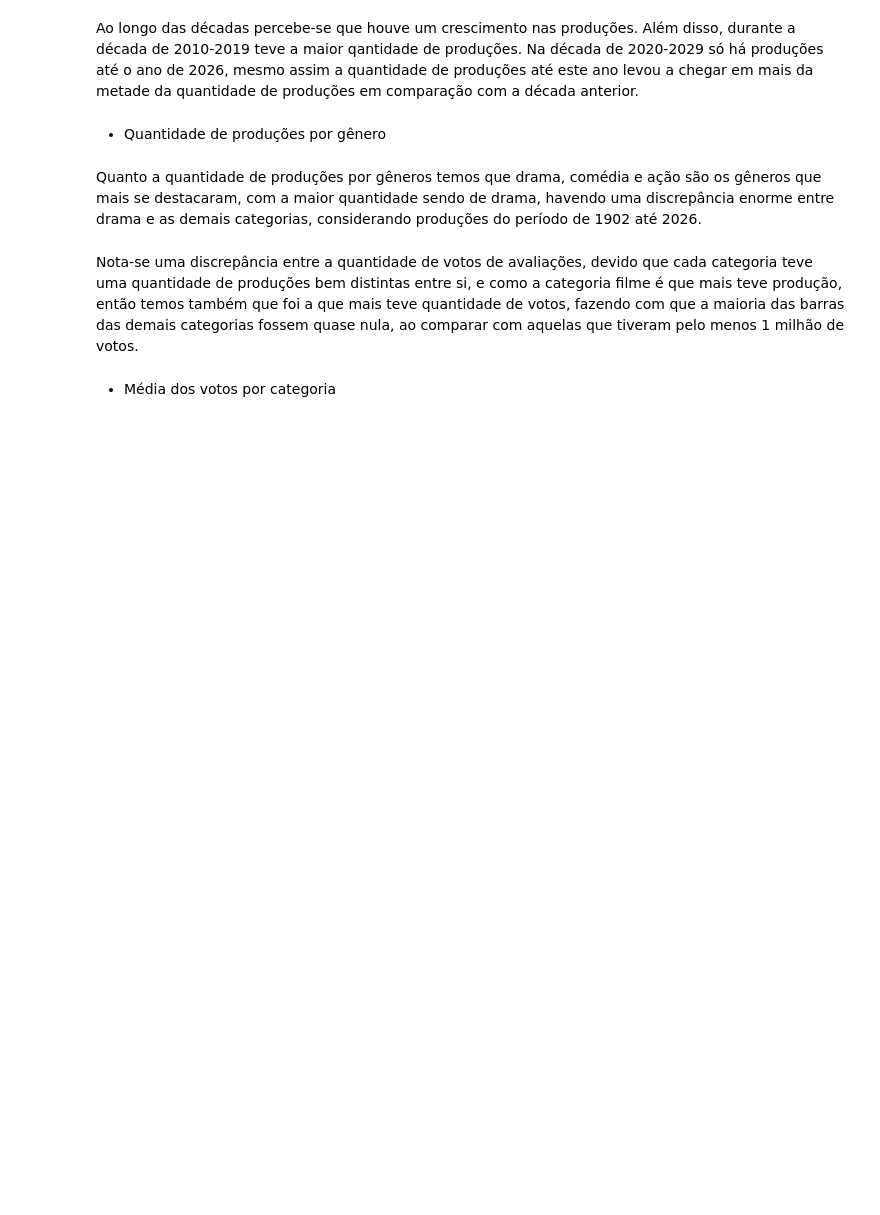
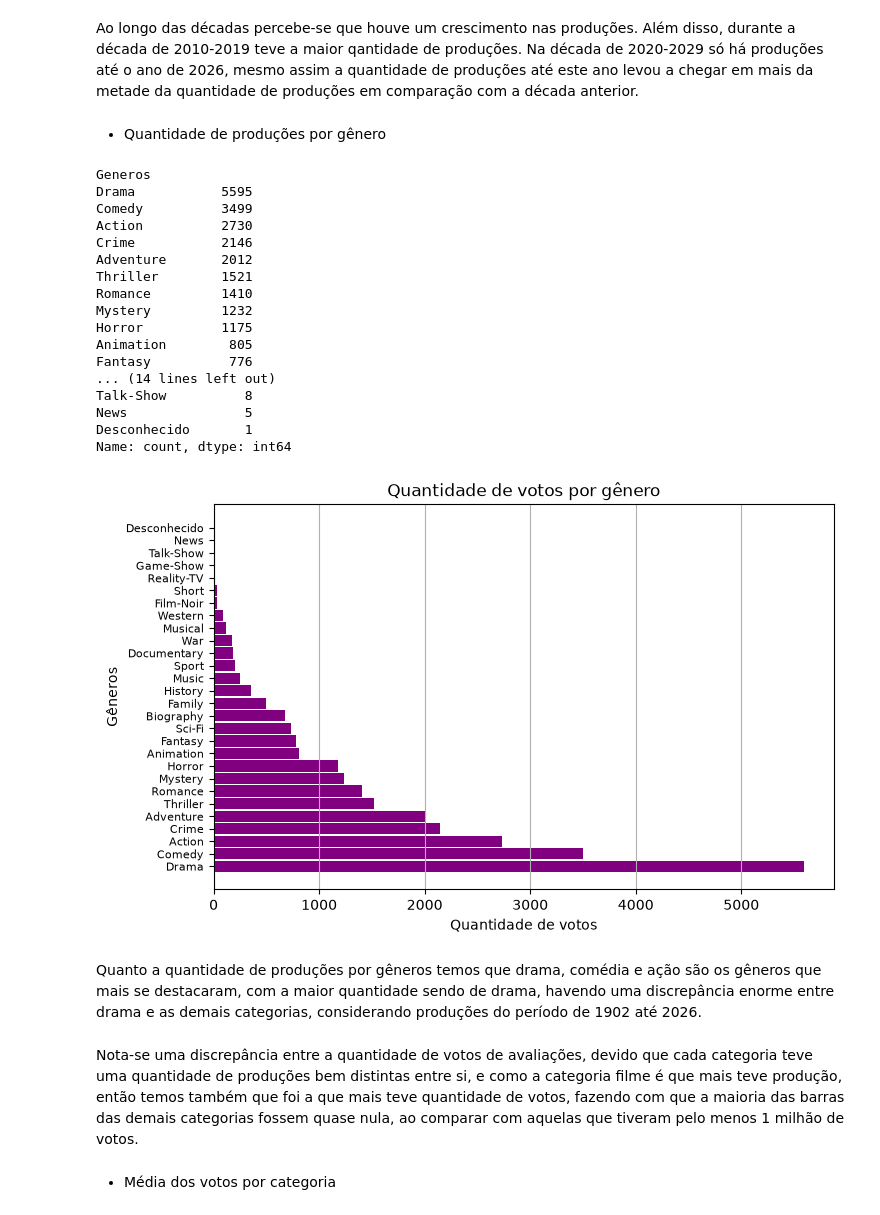
Before and after one commit to Lana230/analise_filmes_series, a Jupyter notebook: main.ipynb, the cells around one changed output. Cells and saved outputs as stored; diff of their text form; code cells hidden in the pictures; blank space fills up the shorter version.

```diff
--- a/main.ipynb
+++ b/main.ipynb
@@ -146,20 +275,40 @@ Ao longo das décadas percebe-se que houve um crescimento nas produções. Além
 # %%
 #Gráfico de barras horizontal(barh)
 generos = df_renomeado["Generos"]
 generos = generos.str.split(",")
 generos = generos.explode()
 generos = generos.str.strip()
 
 qtd_generos = generos.value_counts()
+print(qtd_generos)
 
 plt.figure(figsize=(8, 5))
 plt.barh(qtd_generos.index, qtd_generos.values, height=0.9, color="purple")
 plt.xlabel("Quantidade de votos")
 plt.ylabel("Gêneros")
-plt.title("Quantidade de produções por gênero")
+plt.title("Quantidade de votos por gênero")
 plt.tick_params(axis='y', labelsize=8)
 plt.grid(axis='x')
 plt.show()
+# %% [output]
+Generos
+Drama           5595
+Comedy          3499
+Action          2730
+Crime           2146
+Adventure       2012
+Thriller        1521
+Romance         1410
+Mystery         1232
+Horror          1175
+Animation        805
+Fantasy          776
+... (14 lines left out)
+Talk-Show          8
+News               5
+Desconhecido       1
+Name: count, dtype: int64
+[figure, added]
 # %% [markdown]
 Quanto a quantidade de produções por gêneros temos que drama, comédia e ação são os gêneros que mais se destacaram, com a maior quantidade sendo de drama, havendo uma discrepância enorme entre drama e as demais categorias, considerando produções do período de 1902 até 2026.
 # %% [markdown]
```
Also changed, not shown: parts of 20 cells of this notebook.
